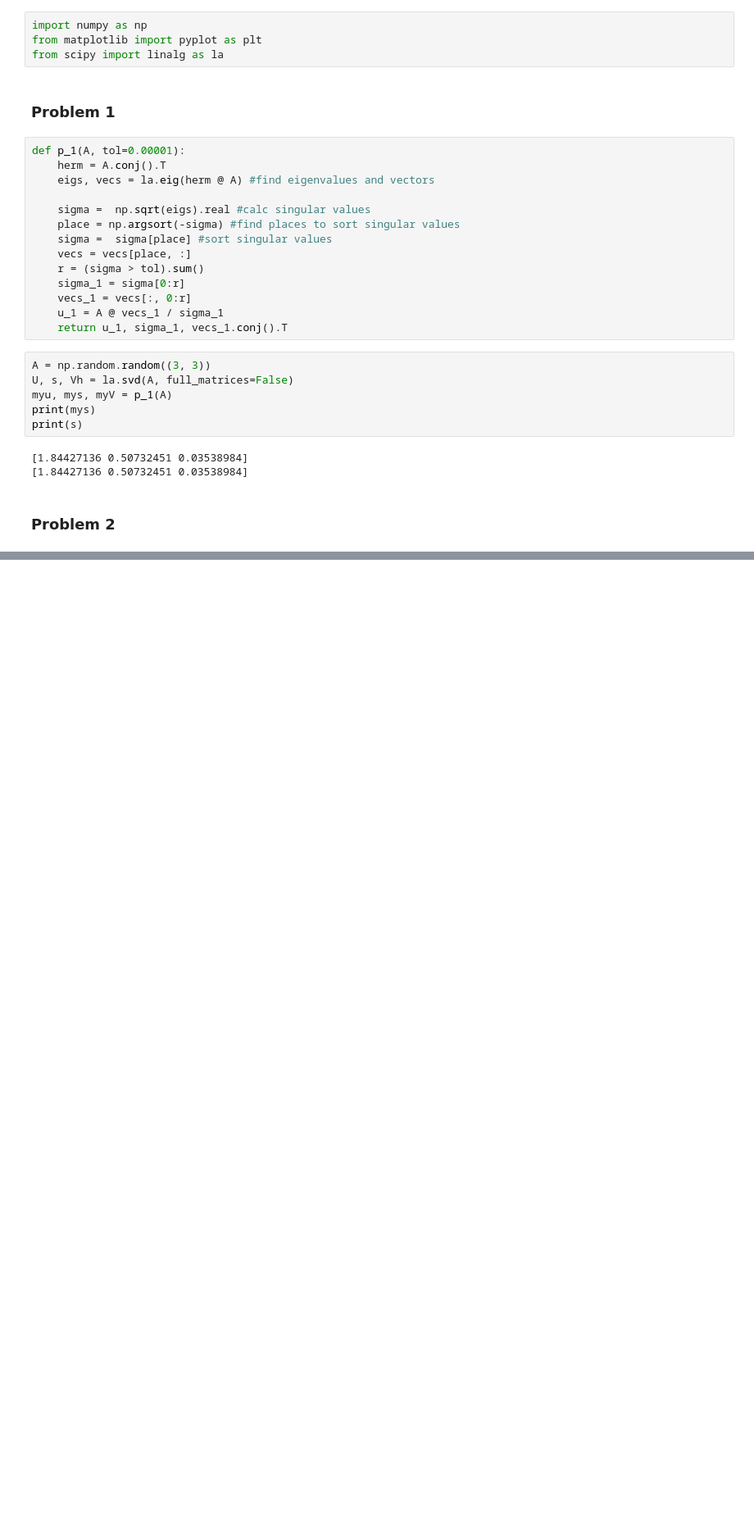
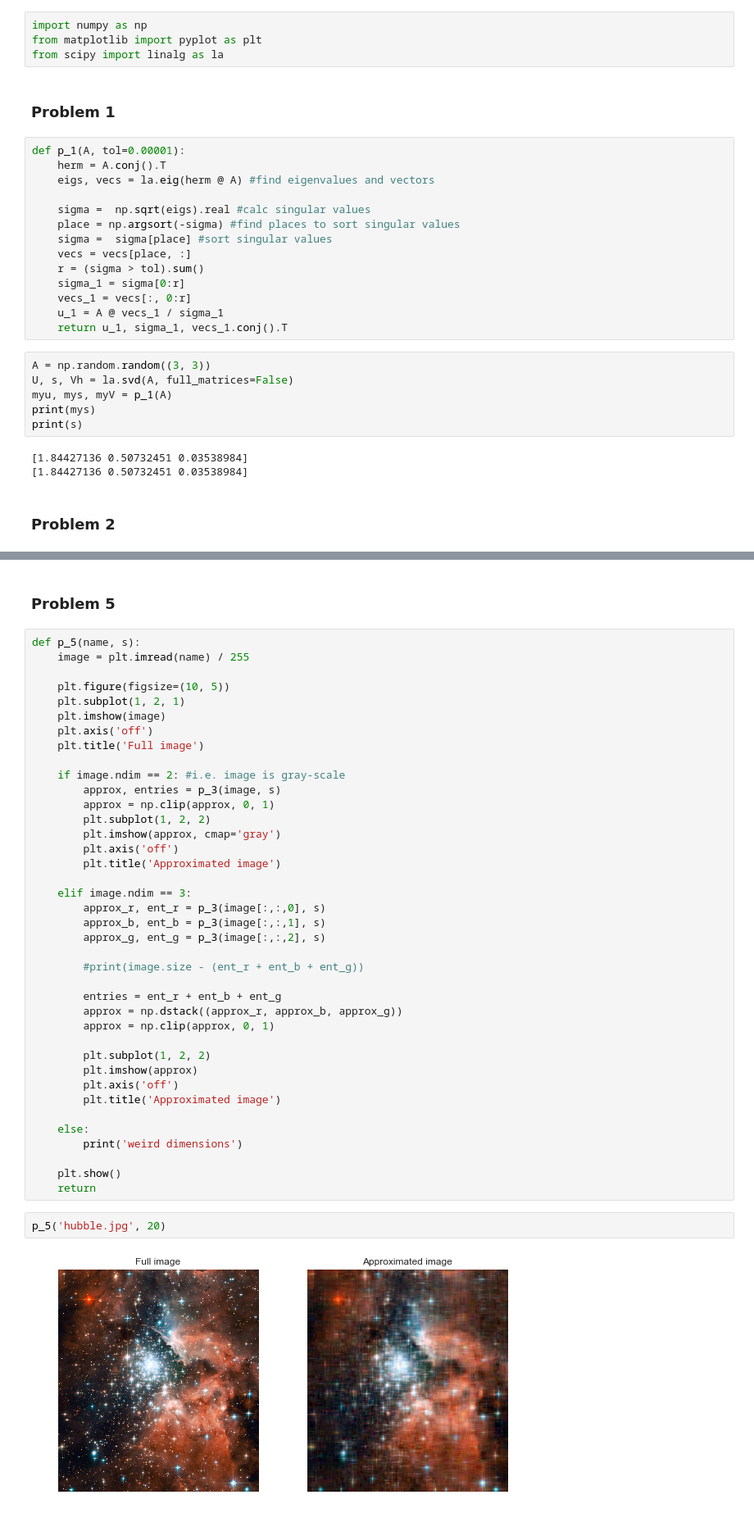
Before and after one commit to TimMunday/BootCamp2018, a Jupyter notebook: ProbSets/Comp/Week3/SVD.ipynb, the cells around one changed output, grey strips where cells are left out. Shown at 82% size. Drawn from its saved outputs; the diff is of its cells as text; blank space fills up the shorter version.

```diff
--- a/ProbSets/Comp/Week3/SVD.ipynb
+++ b/ProbSets/Comp/Week3/SVD.ipynb
@@ -62,0 +118,45 @@ array([[2, 3]])
+# %% [markdown]
+### Problem 5
+# %%
+def p_5(name, s):
+    image = plt.imread(name) / 255
+
+    plt.figure(figsize=(10, 5))
+    plt.subplot(1, 2, 1)
+    plt.imshow(image)
+    plt.axis('off')
+    plt.title('Full image')
+
+    if image.ndim == 2: #i.e. image is gray-scale
+        approx, entries = p_3(image, s)
+        approx = np.clip(approx, 0, 1)
+        plt.subplot(1, 2, 2)
+        plt.imshow(approx, cmap='gray')
+        plt.axis('off')
+        plt.title('Approximated image')
+
+    elif image.ndim == 3:
+        approx_r, ent_r = p_3(image[:,:,0], s)
+        approx_b, ent_b = p_3(image[:,:,1], s)
+        approx_g, ent_g = p_3(image[:,:,2], s)
+
+        #print(image.size - (ent_r + ent_b + ent_g))
+
+        entries = ent_r + ent_b + ent_g
+        approx = np.dstack((approx_r, approx_b, approx_g))
+        approx = np.clip(approx, 0, 1)
+
+        plt.subplot(1, 2, 2)
+        plt.imshow(approx)
+        plt.axis('off')
+        plt.title('Approximated image')
+
+    else:
+        print('weird dimensions')
+
+    plt.show()
+    return
+# %%
+p_5('hubble.jpg', 20)
+# %% [output]
+[figure, added]
```
Also changed, not shown: parts of 12 cells of this notebook, 1 other file.
